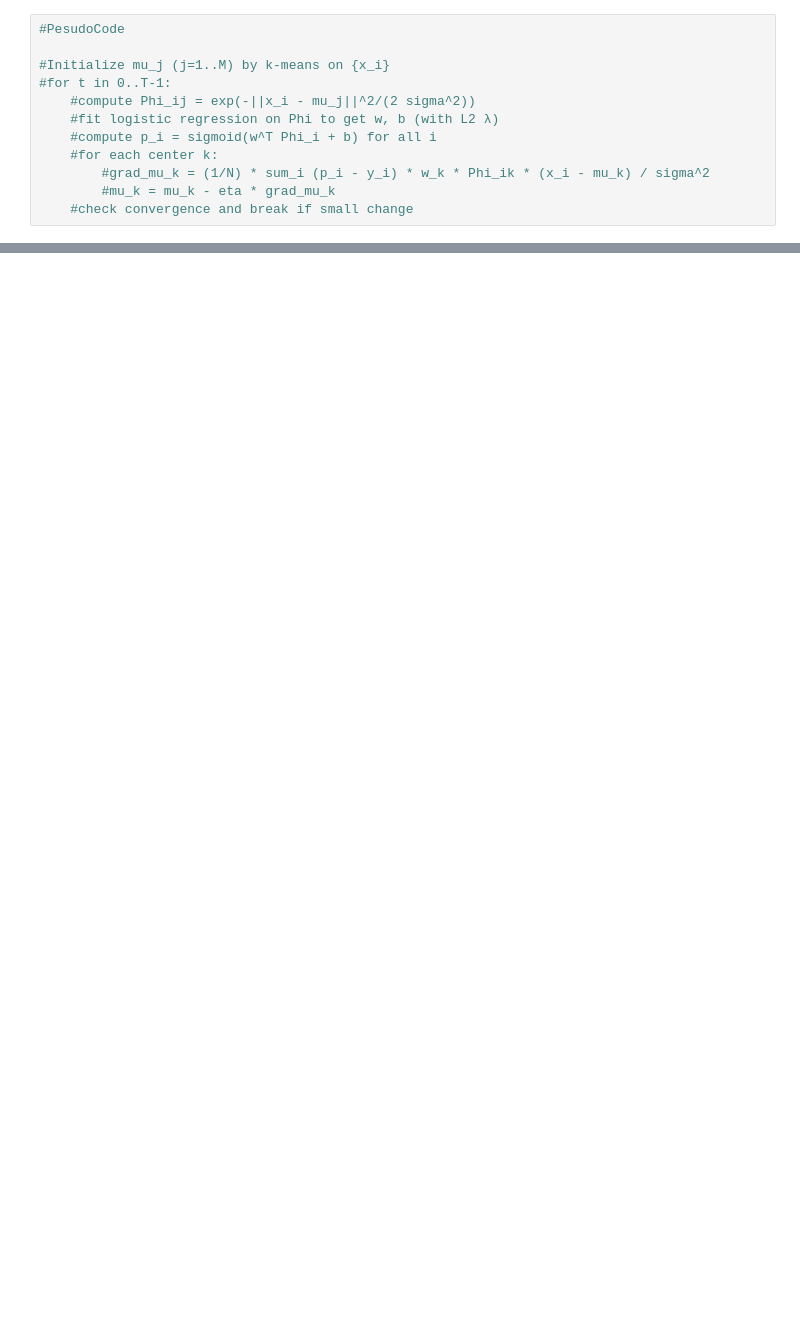
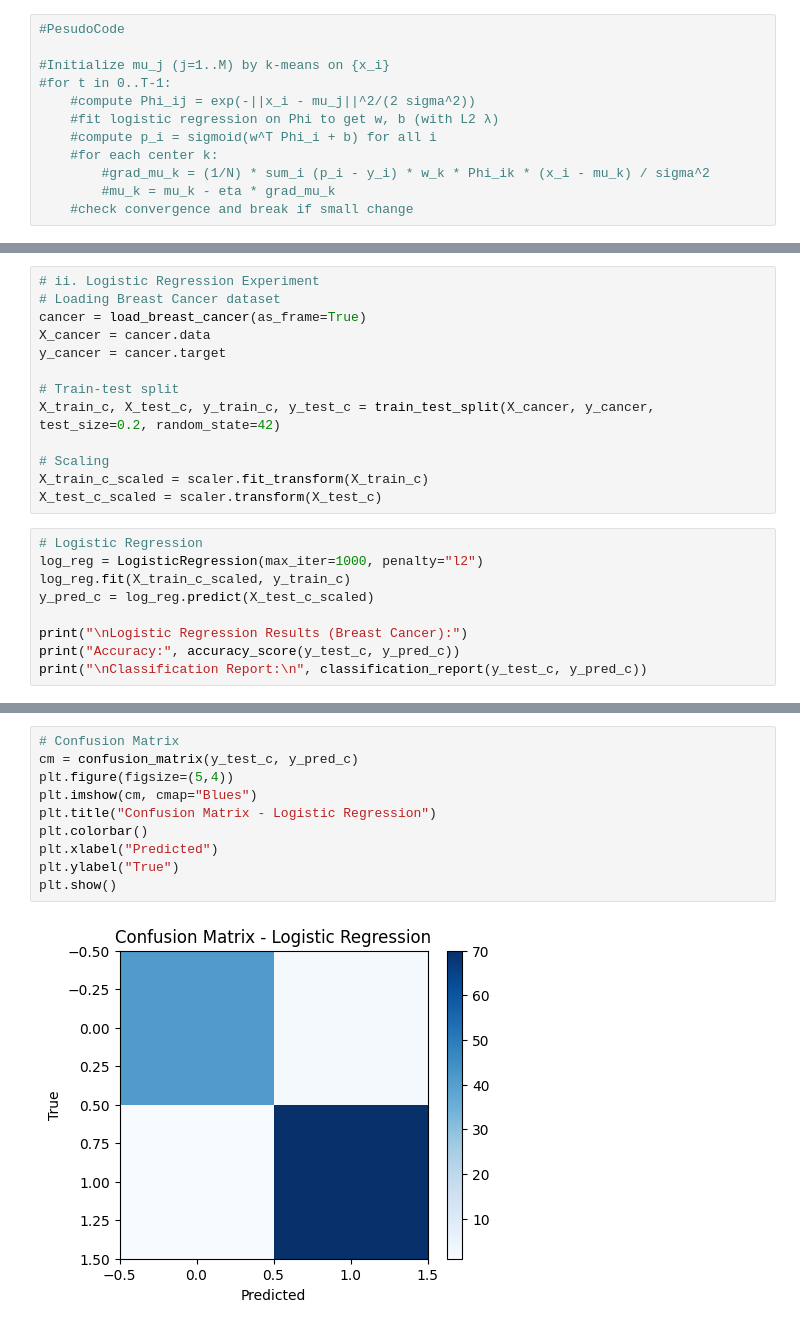
Before and after one commit to ThodupunooriSaiManish/Machine_Learning, a Jupyter notebook: ML_Assignment_1(205).ipynb, the cells around one changed output, grey strips where cells are left out. Saved outputs shown, nothing was run; the diff lists cells and outputs as text; blank space fills up the shorter version.

Commit message:
6th_commit( Completed 2nd experiment )

```diff
--- a/ML_Assignment_1(205).ipynb
+++ b/ML_Assignment_1(205).ipynb
@@ -559,0 +614,22 @@ The algorithm converges, but we cannot guarantee it finds the best possible solu
+# %%
+# ii. Logistic Regression Experiment
+# Loading Breast Cancer dataset
+cancer = load_breast_cancer(as_frame=True)
+X_cancer = cancer.data
+y_cancer = cancer.target
+
+# Train-test split
+X_train_c, X_test_c, y_train_c, y_test_c = train_test_split(X_cancer, y_cancer, test_size=0.2, random_state=42)
+
+# Scaling
+X_train_c_scaled = scaler.fit_transform(X_train_c)
+X_test_c_scaled = scaler.transform(X_test_c)
+# %%
+# Logistic Regression
+log_reg = LogisticRegression(max_iter=1000, penalty="l2")
+log_reg.fit(X_train_c_scaled, y_train_c)
+y_pred_c = log_reg.predict(X_test_c_scaled)
+
+print("\nLogistic Regression Results (Breast Cancer):")
+print("Accuracy:", accuracy_score(y_test_c, y_pred_c))
+print("\nClassification Report:\n", classification_report(y_test_c, y_pred_c))
@@ -559,0 +649,12 @@ The algorithm converges, but we cannot guarantee it finds the best possible solu
+# %%
+# Confusion Matrix
+cm = confusion_matrix(y_test_c, y_pred_c)
+plt.figure(figsize=(5,4))
+plt.imshow(cm, cmap="Blues")
+plt.title("Confusion Matrix - Logistic Regression")
+plt.colorbar()
+plt.xlabel("Predicted")
+plt.ylabel("True")
+plt.show()
+# %% [output]
+[figure, added]
```
Also changed, not shown: parts of 10 cells of this notebook.
